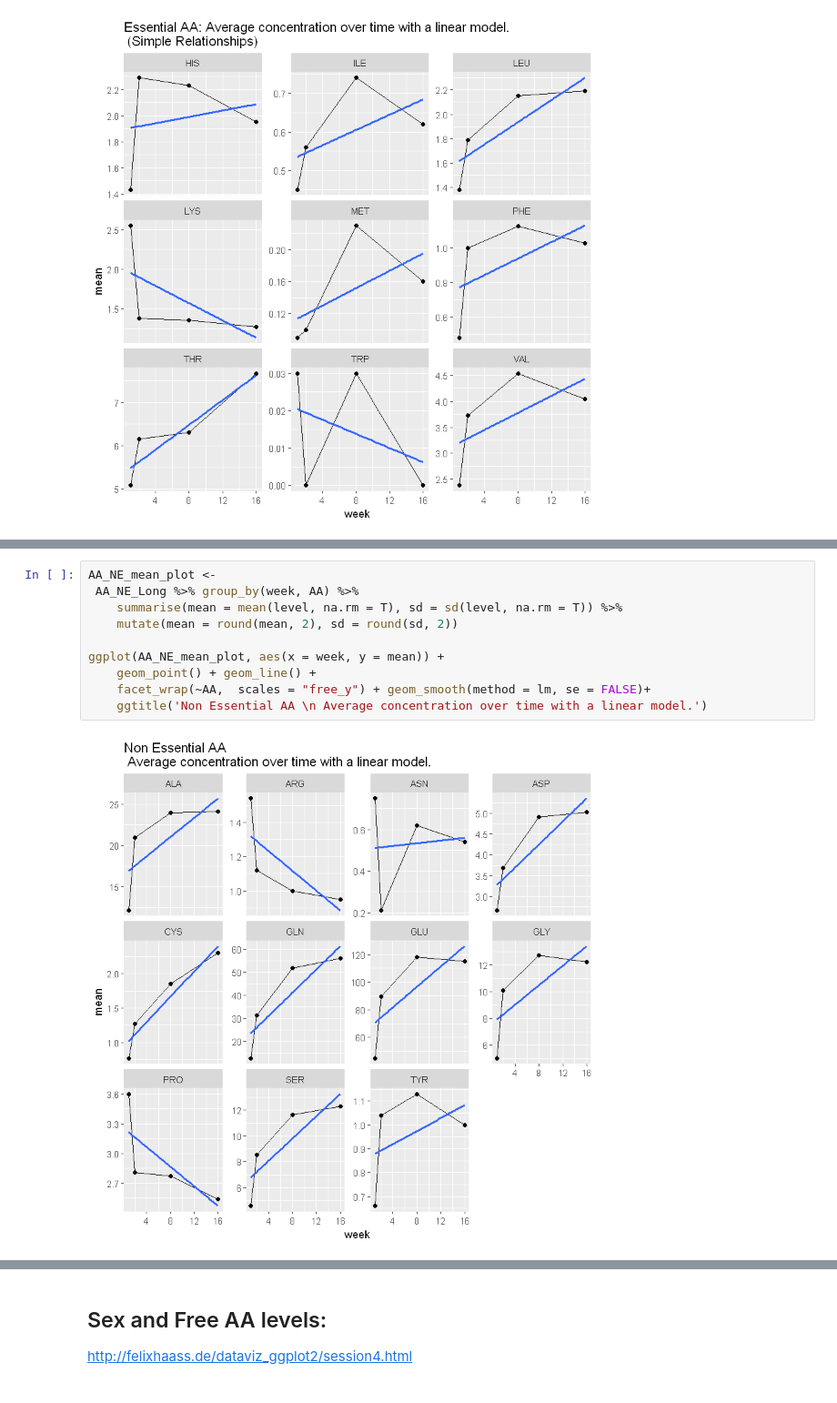
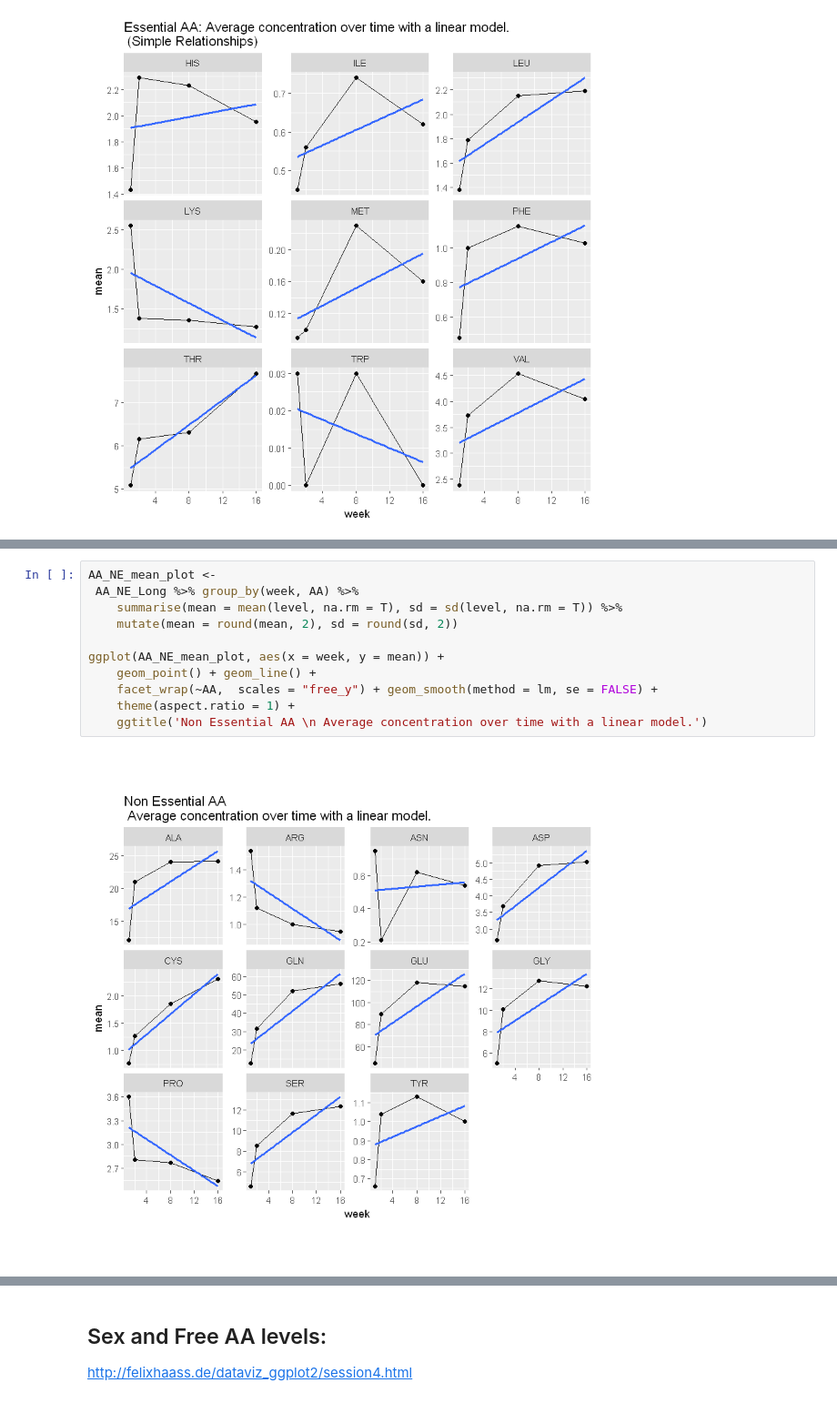
Before and after one commit to notblank/AA-leche-humana, a Jupyter notebook: Report Plots.ipynb, the cells around one changed output, grey strips where cells are left out. Shown at 91% size. Drawn from its saved outputs; the diff is of its cells as text.

```diff
--- a/Report Plots.ipynb
+++ b/Report Plots.ipynb
@@ -370,12 +374,13 @@ ggplot(E_COMPLEX, aes(x = week, y = mean)) +
 # %%
 AA_NE_mean_plot <-
  AA_NE_Long %>% group_by(week, AA) %>%
     summarise(mean = mean(level, na.rm = T), sd = sd(level, na.rm = T)) %>%
     mutate(mean = round(mean, 2), sd = round(sd, 2))
 
 ggplot(AA_NE_mean_plot, aes(x = week, y = mean)) +
     geom_point() + geom_line() +
-    facet_wrap(~AA,  scales = "free_y") + geom_smooth(method = lm, se = FALSE)+
+    facet_wrap(~AA,  scales = "free_y") + geom_smooth(method = lm, se = FALSE) +
+    theme(aspect.ratio = 1) +
     ggtitle('Non Essential AA \n Average concentration over time with a linear model.')
 # %% [output]
-[figure, old version]
+[figure, new version]
```
Also changed, not shown: parts of 18 cells of this notebook, 32 other files.
